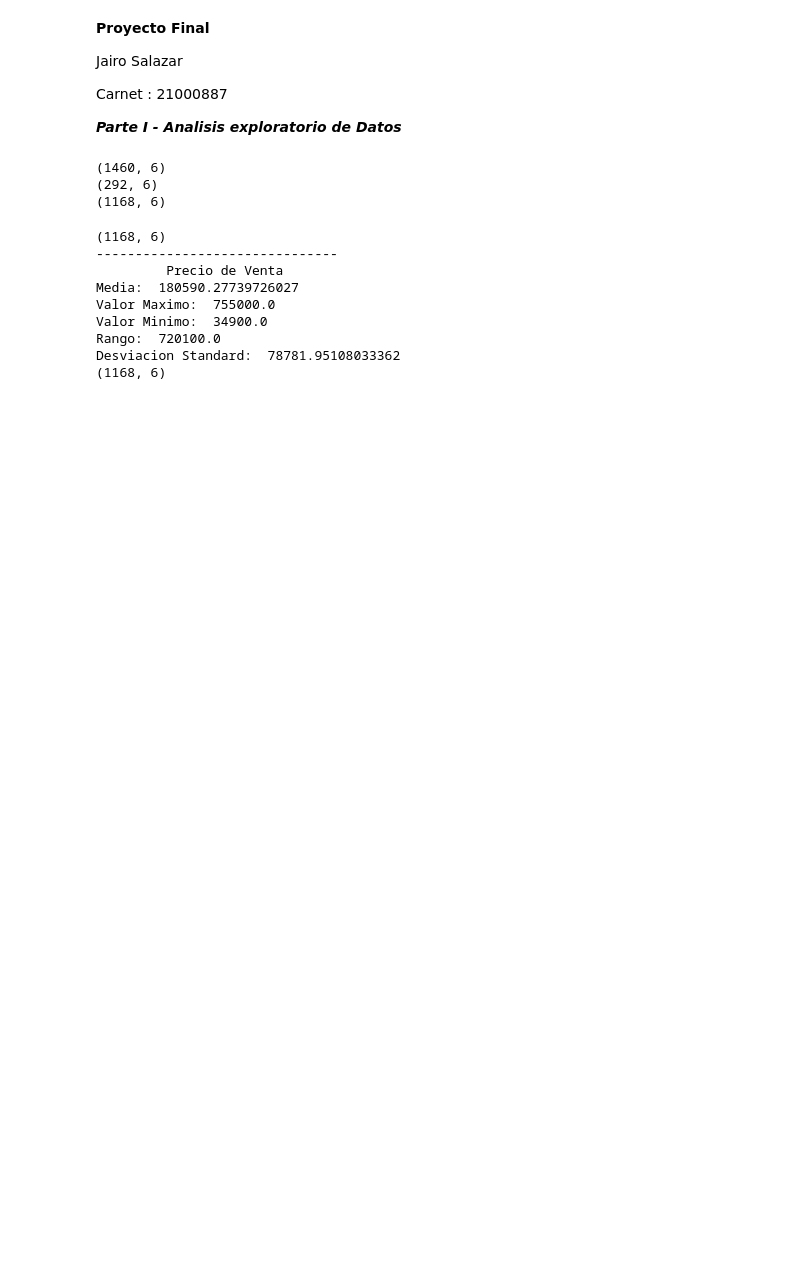
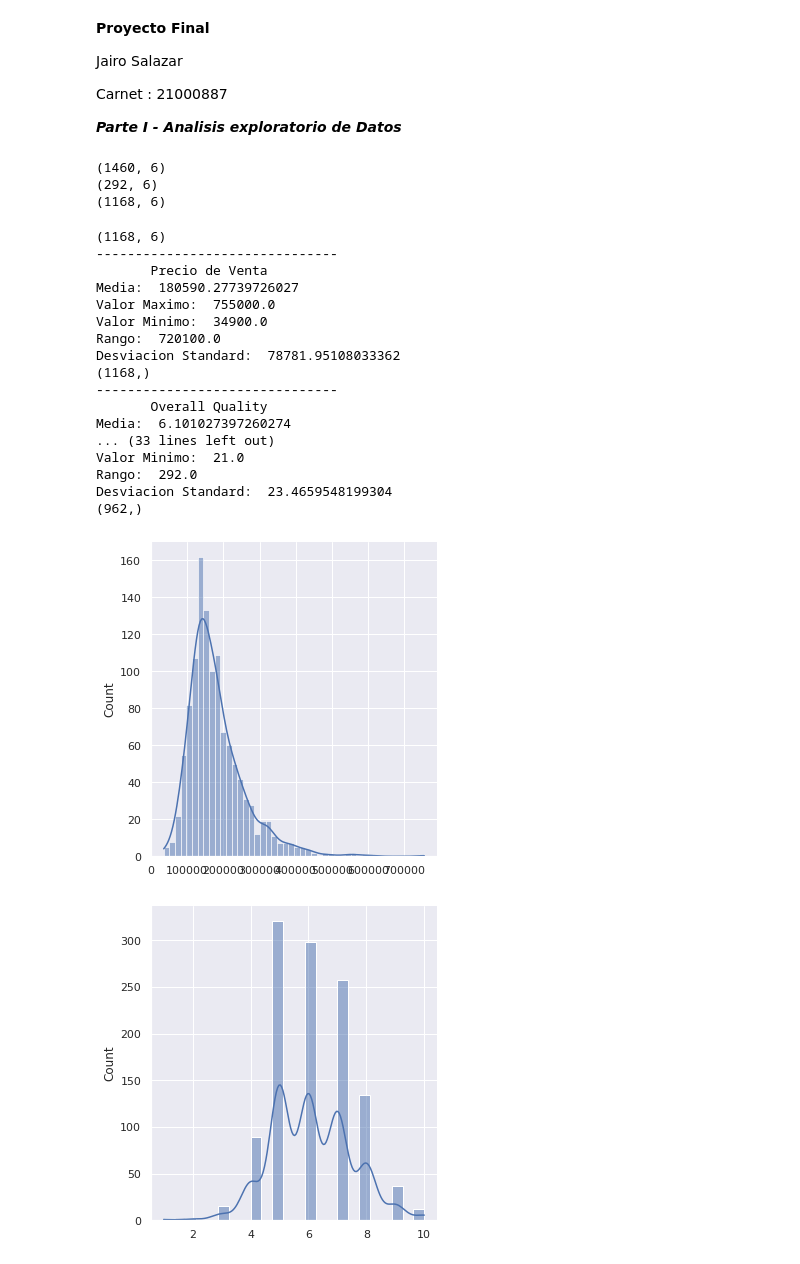
Before and after one commit to JS-DS-coder/CienciaDeDatos2021, a Jupyter notebook: Proyecto_Final.ipynb, the cells around one changed output. Saved outputs shown, nothing was run; the diff lists cells and outputs as text; code cells hidden in the pictures; blank space fills up the shorter version.

```diff
--- a/Proyecto_Final.ipynb
+++ b/Proyecto_Final.ipynb
@@ -34,34 +34,50 @@ print (dsEntrenamiento.shape)
 # %%
 #Analisis Exploratorio de los datasets
 #calculando media, valor maximo, valor minimo, rango, desviacion estandard.
 def dimensiones (ds,columna,nombre):
   dimension = ds[0:ds.shape[0],columna-1:columna]
+  dimension = dimension[np.logical_not(np.isnan(dimension))]
   media = np.mean(dimension)
   valmax = np.max(dimension)
   valmin = np.min(dimension)
   desvstd  = np.std(dimension)
   rango    = np.ptp(dimension)
   print('-------------------------------')
-  print('        ', nombre)
+  print('      ', nombre)
   print ('Media: ',media)
   print ('Valor Maximo: ',valmax)
   print ('Valor Minimo: ',valmin)
   print ('Rango: ',rango)
   print ('Desviacion Standard: ',desvstd)
   sb.set_theme()
-  print(dsEntrenamiento.shape)
-  #sb.displot(dimension,kde=True,x=nombre)
+  print(dimension.shape)
+  sb.displot(dimension,kde=True)
 
 
 print(dsEntrenamiento.shape)
 dimensiones(dsEntrenamiento,1,"Precio de Venta")
+dimensiones(dsEntrenamiento,2,"Overall Quality")
+dimensiones(dsEntrenamiento,3,"1st Floor SFT")
+dimensiones(dsEntrenamiento,4,"Total Rooms above grade")
+dimensiones(dsEntrenamiento,5,"Years Built")
+dimensiones(dsEntrenamiento,6,"Lot Frontage")
 # %% [output]
 (1168, 6)
 -------------------------------
-         Precio de Venta
+       Precio de Venta
 Media:  180590.27739726027
 Valor Maximo:  755000.0
 Valor Minimo:  34900.0
 Rango:  720100.0
 Desviacion Standard:  78781.95108033362
-(1168, 6)
+(1168,)
+-------------------------------
+       Overall Quality
+Media:  6.101027397260274
+... (33 lines left out)
+Valor Minimo:  21.0
+Rango:  292.0
+Desviacion Standard:  23.4659548199304
+(962,)
+[figure, added]
+[figure, added]
```
Also changed, not shown: parts of 1 cell of this notebook.
